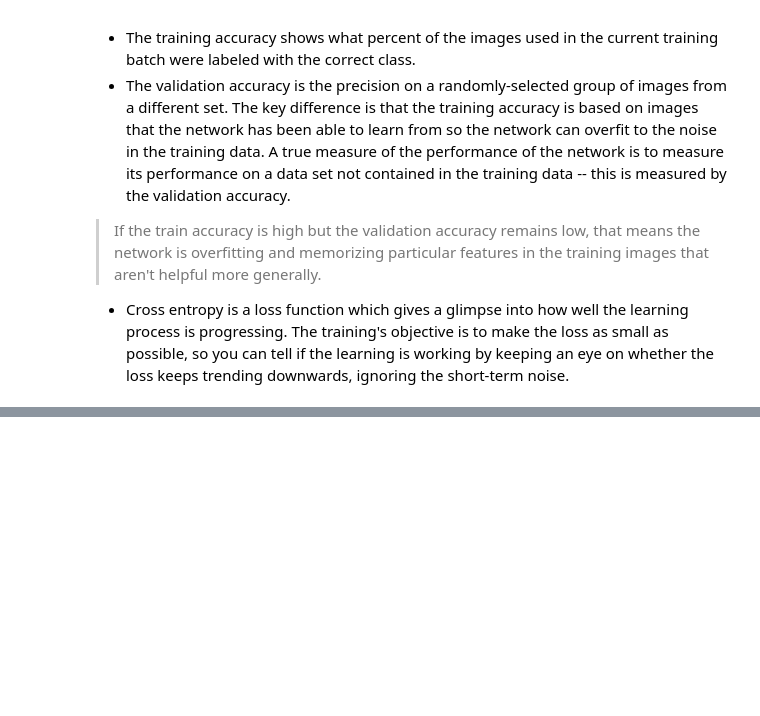
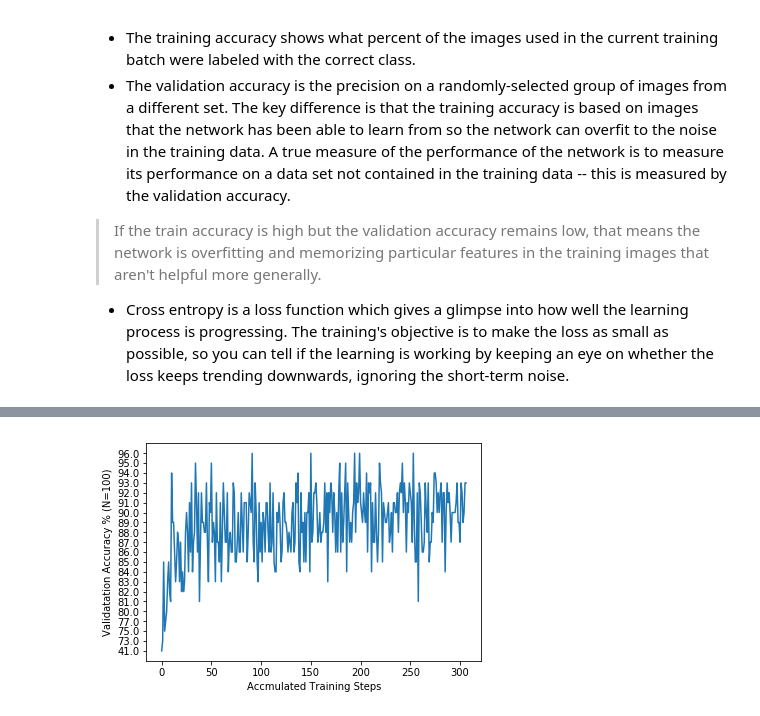
Before and after one commit to reiserwang/data-science-ipython-notebooks, a Jupyter notebook: lab/Lab 4 - Tensorflow Hub - using machine learning moules.ipynb, the cells around one changed output, grey strips where cells are left out. Drawn from its saved outputs; the diff is of its cells as text; code cells hidden in the pictures; blank space fills up the shorter version.

Commit message:
Lab 4 validationAccuracy

```diff
--- a/lab/Lab 4 - Tensorflow Hub - using machine learning moules.ipynb
+++ b/lab/Lab 4 - Tensorflow Hub - using machine learning moules.ipynb
@@ -1731,0 +2921,43 @@ SystemExit:
+# %%
+import sys
+import re
+import matplotlib.pyplot as plt
+
+trainAccuracy = []
+crossEntropy = []
+validationAccuracy = []
+'''
+INFO:tensorflow:2018-07-19 12:54:25.567241: Step 0: Train accuracy = 60.0%
+INFO:tensorflow:2018-07-19 12:54:25.570262: Step 0: Cross entropy = 1.539507
+INFO:tensorflow:2018-07-19 12:54:26.325964: Step 0: Validation accuracy = 41.0% (N=100)
+'''
+
+
+def main():
+    with open("retrain.log", 'r') as logfile:
+        for line in logfile:
+            if ("Train accuracy" in line):
+                line=line[69:]
+                line.rstrip("%\n")
+                line = re.sub(r"[\n\t\s%=]*","",line)
+                trainAccuracy.append(line)
+            if ("Cross entropy" in line):
+                line=line[68:]
+                line = re.sub(r"[\n\t\s%=]*","",line)
+                crossEntropy.append(line)
+            if("Validation accuracy" in line):
+                line=line[74:]
+                line = re.sub(r"[\n\t\s%=]*","",line)
+                line=line[:-6]
+                validationAccuracy.append(line)
+
+    #plt.plot(trainAccuracy)
+    plt.plot(validationAccuracy)
+    plt.ylabel("Validatation Accuracy % (N=100)")
+    plt.xlabel("Accmulated Training Steps")
+    plt.show()
+
+if __name__== "__main__":
+  main()
+# %% [output]
+[figure, added]
```
Also changed, not shown: parts of 2 cells of this notebook, 3 other files.
